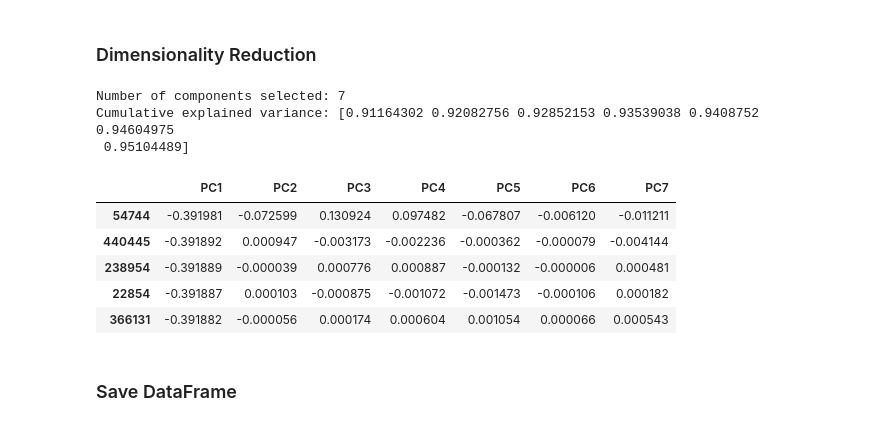
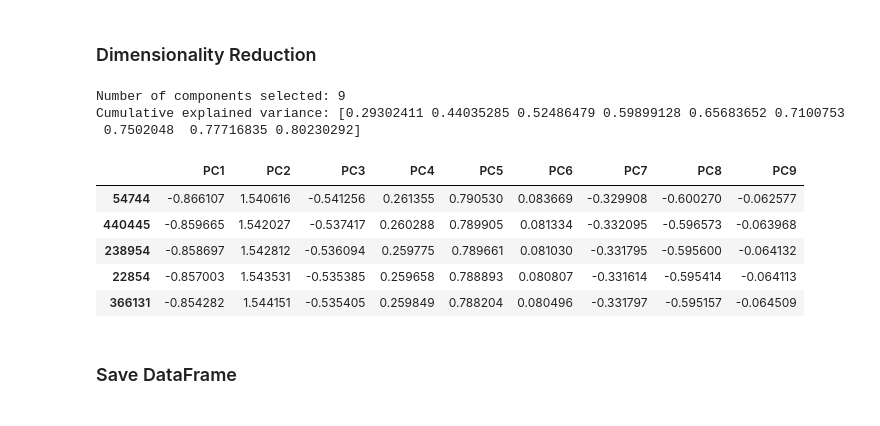
Before and after one commit to Jiarui-Chen/physical-activity-clustering, a Jupyter notebook: preprocess/preprocess.ipynb, the cells around one changed output. Drawn from its saved outputs; the diff is of its cells as text; code cells hidden in the pictures.

Commit message:
Extract new feature: local max and min of raw given window size, combine with high pass filter

```diff
--- a/preprocess/preprocess.ipynb
+++ b/preprocess/preprocess.ipynb
@@ -135,0 +138,21 @@ raw_filtered.head(5)
+# %%
+# Given a timepoint t, calculate the local max and min given a window size on the RAW DATA
+def calc_feature_rolling_max_and_min(df, col, window_size=200, keep_original_data = True):
+    original_col = list(df.columns)
+    if isinstance(col, str):
+        df[f'{col}_max_{window_size}_window'] = df[col].rolling(window=window_size, min_periods=1).max()
+        df[f'{col}_min_{window_size}_window'] = df[col].rolling(window=window_size, min_periods=1).min()
+        if not keep_original_data:
+            df.drop(original_col, axis=1, inplace=True)
+        return df
+    elif isinstance(col, list):
+        for c in col:
+            df[f'{c}_max_{window_size}_window'] = df[c].rolling(window=window_size, min_periods=1).max()
+            df[f'{c}_min_{window_size}_window'] = df[c].rolling(window=window_size, min_periods=1).min()
+        if not keep_original_data:
+            df.drop(original_col, axis=1, inplace=True)
+        return df
+# %%
+raw_imputed_copy = raw_imputed.copy()
+window_max_min_feature_df = calc_feature_rolling_max_and_min(raw_imputed_copy, list(raw_imputed_copy.columns)[1:], keep_original_data=False)
+window_max_min_feature_df.head(5)
@@ -135,0 +167,4 @@ raw_filtered.head(5)
+# %%
+# combine the extracted feature with data from high pass filter
+df_combined = pd.concat([raw_filtered, window_max_min_feature_df], axis=1)
+df_combined.head(5)
@@ -145,7 +188,7 @@ def scale_data(data, scaler = StandardScaler()):
 # %%
 scaler = MinMaxScaler() # Can be adjusted as needed
 
-raw_scaled = scale_data(raw_filtered, scaler)
+raw_scaled = scale_data(df_combined, scaler)
 raw_scaled.head(5)
 # %% [output]
 |  | timestamp | handTemperature | handAcc6_1 | handAcc6_2 | handAcc6_3 | handGyro1 | handGyro2 | handGyro3 | ... |
@@ -217,18 +260,18 @@ def perform_pca(df, component=0.8):
     print(f'Cumulative explained variance: {np.cumsum(pca.explained_variance_ratio_)}')
     return pca_df
 # %%
-pca_df = perform_pca(raw_scaled, 0.95)
+pca_df = perform_pca(raw_scaled, 0.8)
 pca_df.head(5)
 # %% [output]
-Number of components selected: 7
-Cumulative explained variance: [0.91164302 0.92082756 0.92852153 0.93539038 0.9408752  0.94604975
- 0.95104489]
+Number of components selected: 9
+Cumulative explained variance: [0.29302411 0.44035285 0.52486479 0.59899128 0.65683652 0.7100753
+ 0.7502048  0.77716835 0.80230292]
-|  | PC1 | PC2 | PC3 | PC4 | PC5 | PC6 | PC7 |
-| 54744 | -0.391981 | -0.072599 | 0.130924 | 0.097482 | -0.067807 | -0.006120 | -0.011211 |
-| 440445 | -0.391892 | 0.000947 | -0.003173 | -0.002236 | -0.000362 | -0.000079 | -0.004144 |
-| 238954 | -0.391889 | -0.000039 | 0.000776 | 0.000887 | -0.000132 | -0.000006 | 0.000481 |
-| 22854 | -0.391887 | 0.000103 | -0.000875 | -0.001072 | -0.001473 | -0.000106 | 0.000182 |
-| 366131 | -0.391882 | -0.000056 | 0.000174 | 0.000604 | 0.001054 | 0.000066 | 0.000543 |
+|  | PC1 | PC2 | PC3 | PC4 | PC5 | PC6 | PC7 | PC8 | PC9 |
+| 54744 | -0.866107 | 1.540616 | -0.541256 | 0.261355 | 0.790530 | 0.083669 | -0.329908 | -0.600270 | -0.062577 |
+| 440445 | -0.859665 | 1.542027 | -0.537417 | 0.260288 | 0.789905 | 0.081334 | -0.332095 | -0.596573 | -0.063968 |
+| 238954 | -0.858697 | 1.542812 | -0.536094 | 0.259775 | 0.789661 | 0.081030 | -0.331795 | -0.595600 | -0.064132 |
+| 22854 | -0.857003 | 1.543531 | -0.535385 | 0.259658 | 0.788893 | 0.080807 | -0.331614 | -0.595414 | -0.064113 |
+| 366131 | -0.854282 | 1.544151 | -0.535405 | 0.259849 | 0.788204 | 0.080496 | -0.331797 | -0.595157 | -0.064509 |
 # %%
 pca_df.to_pickle('../data/pca_df.pkl') # save
 # %%
```
Also changed, not shown: parts of 4 cells of this notebook.
